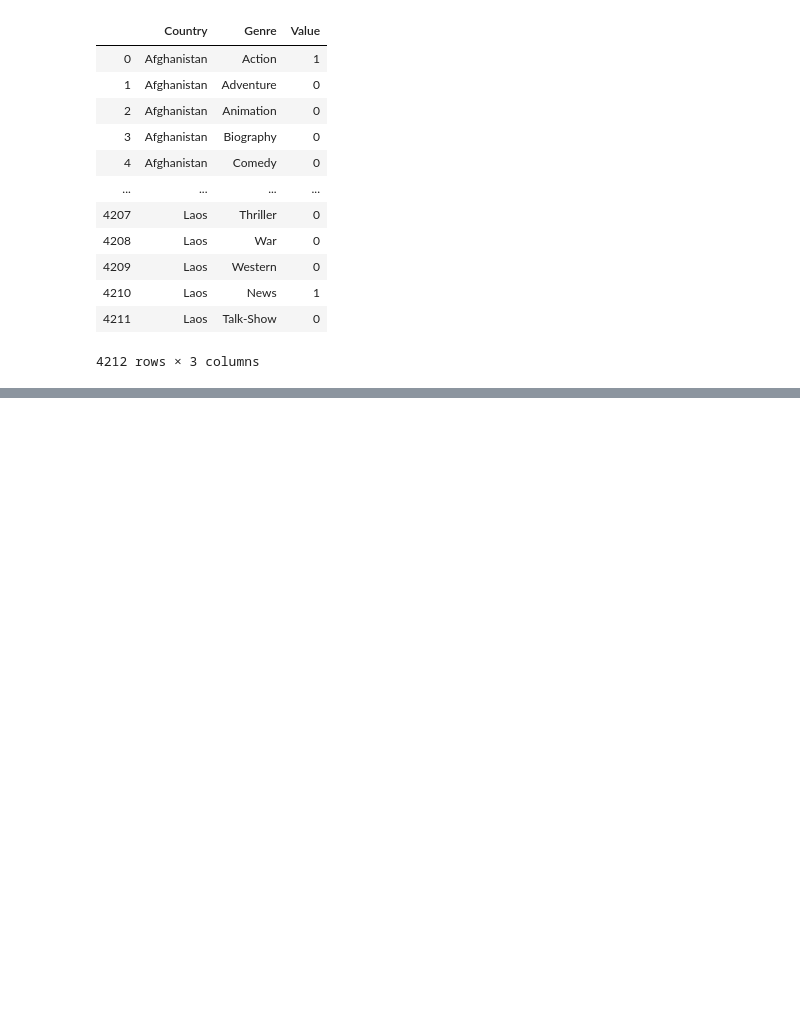
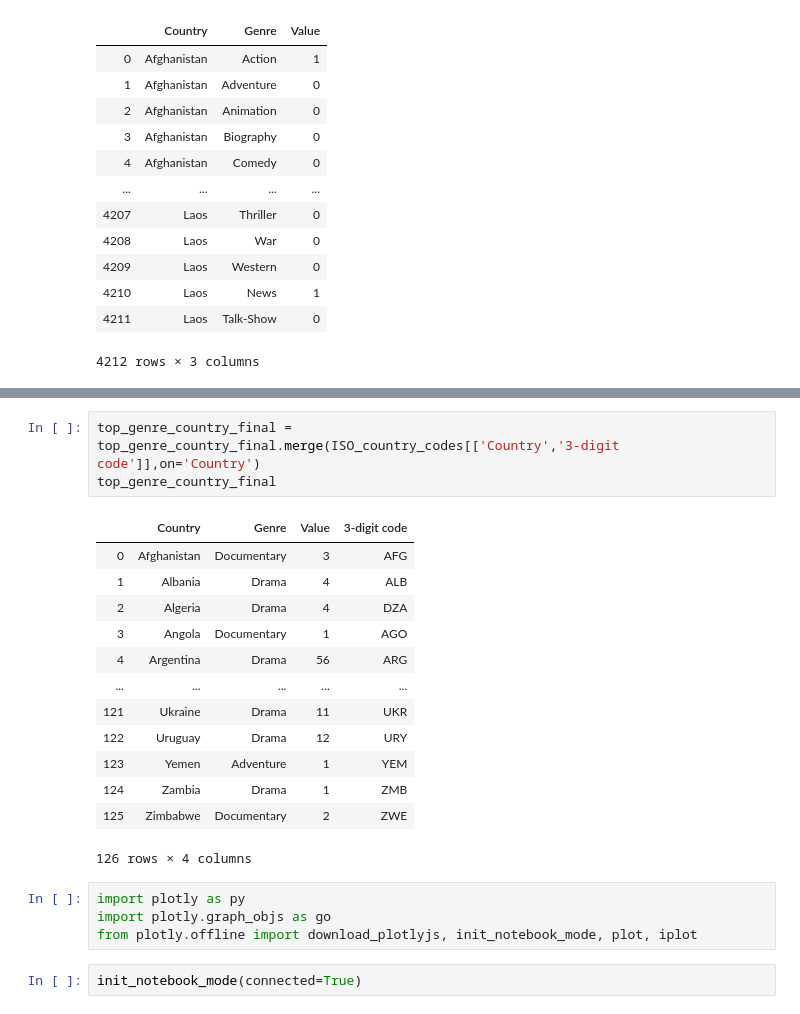
Before and after one commit to SalimAmarti/OTT_movies_Project, a Jupyter notebook: OTT project.ipynb, the cells around one changed output, grey strips where cells are left out. Saved outputs shown, nothing was run; the diff lists cells and outputs as text; blank space fills up the shorter version.

```diff
--- a/OTT project.ipynb
+++ b/OTT project.ipynb
@@ -721,0 +808,23 @@ top_genre_country
+# %%
+top_genre_country_final = top_genre_country_final.merge(ISO_country_codes[['Country','3-digit code']],on='Country')
+top_genre_country_final
+# %% [output]
+|  | Country | Genre | Value | 3-digit code |
+| 0 | Afghanistan | Documentary | 3 | AFG |
+| 1 | Albania | Drama | 4 | ALB |
+| 2 | Algeria | Drama | 4 | DZA |
+| 3 | Angola | Documentary | 1 | AGO |
+| 4 | Argentina | Drama | 56 | ARG |
+| ... | ... | ... | ... | ... |
+| 121 | Ukraine | Drama | 11 | UKR |
+| 122 | Uruguay | Drama | 12 | URY |
+| 123 | Yemen | Adventure | 1 | YEM |
+| 124 | Zambia | Drama | 1 | ZMB |
+| 125 | Zimbabwe | Documentary | 2 | ZWE |
+126 rows × 4 columns
+# %%
+import plotly as py
+import plotly.graph_objs as go
+from plotly.offline import download_plotlyjs, init_notebook_mode, plot, iplot
+# %%
+init_notebook_mode(connected=True)
```
Also changed, not shown: parts of 15 cells of this notebook.
